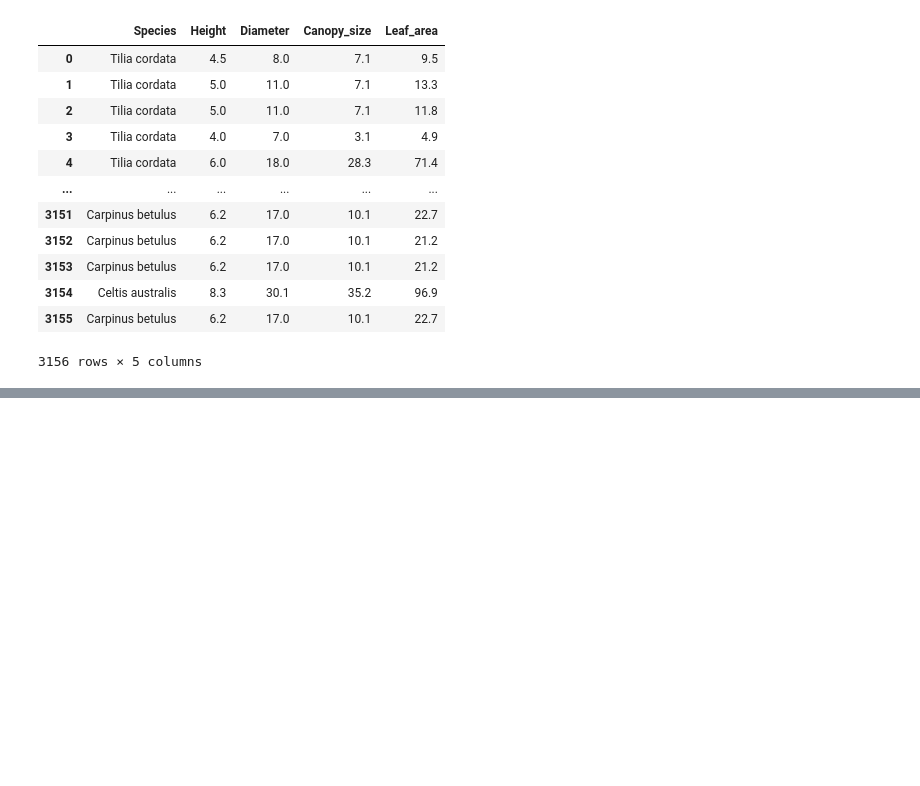
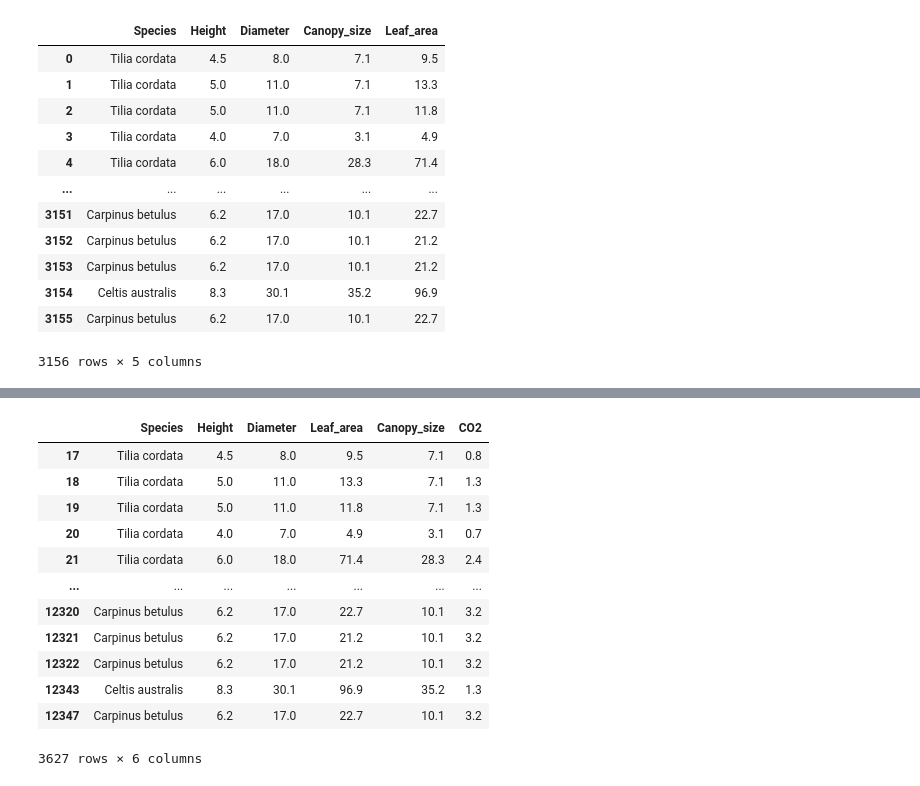
Before and after one commit to Liathan/Liathan.github.io, a Jupyter notebook: py_scripts/notebooks/assignment-2-code.ipynb, the cells around one changed output, grey strips where cells are left out. Cells and saved outputs as stored; diff of their text form; code cells hidden in the pictures; blank space fills up the shorter version.

```diff
--- a/py_scripts/notebooks/assignment-2-code.ipynb
+++ b/py_scripts/notebooks/assignment-2-code.ipynb
@@ -292,0 +215,3 @@ pd.read_csv("../../data/assign2-plot5.csv")
+# %%
+# Load from a previous dataset the top-6 tree species
+top6_species = pd.read_csv("../../data/assign1-plot1.csv")["Species"][:6]
@@ -292,0 +248,20 @@ pd.read_csv("../../data/assign2-plot5.csv")
+# %%
+# Keep only the top-6 tree species in the dataframe
+scatterplot_top6 = scatterplot[scatterplot["Species"].isin(top6_species)]
+# %%
+# Check the result
+scatterplot_top6
+# %% [output]
+|  | Species | Height | Diameter | Leaf_area | Canopy_size | CO2 |
+| 17 | Tilia cordata | 4.5 | 8.0 | 9.5 | 7.1 | 0.8 |
+| 18 | Tilia cordata | 5.0 | 11.0 | 13.3 | 7.1 | 1.3 |
+| 19 | Tilia cordata | 5.0 | 11.0 | 11.8 | 7.1 | 1.3 |
+| 20 | Tilia cordata | 4.0 | 7.0 | 4.9 | 3.1 | 0.7 |
+| 21 | Tilia cordata | 6.0 | 18.0 | 71.4 | 28.3 | 2.4 |
+| ... | ... | ... | ... | ... | ... | ... |
+| 12320 | Carpinus betulus | 6.2 | 17.0 | 22.7 | 10.1 | 3.2 |
+| 12321 | Carpinus betulus | 6.2 | 17.0 | 21.2 | 10.1 | 3.2 |
+| 12322 | Carpinus betulus | 6.2 | 17.0 | 21.2 | 10.1 | 3.2 |
+| 12343 | Celtis australis | 8.3 | 30.1 | 96.9 | 35.2 | 1.3 |
+| 12347 | Carpinus betulus | 6.2 | 17.0 | 22.7 | 10.1 | 3.2 |
+3627 rows × 6 columns
```
Also changed, not shown: parts of 32 cells of this notebook, 3 other files.
